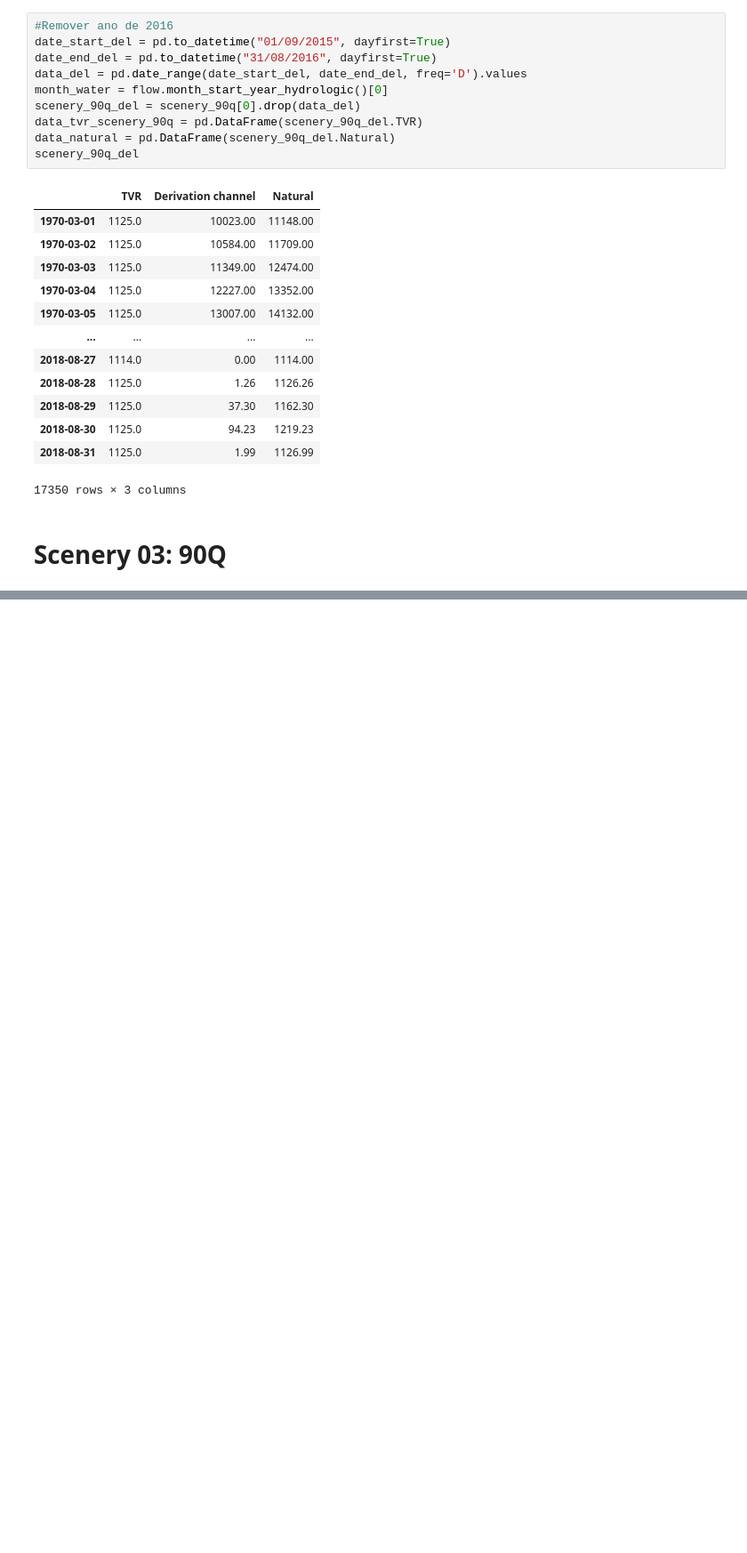
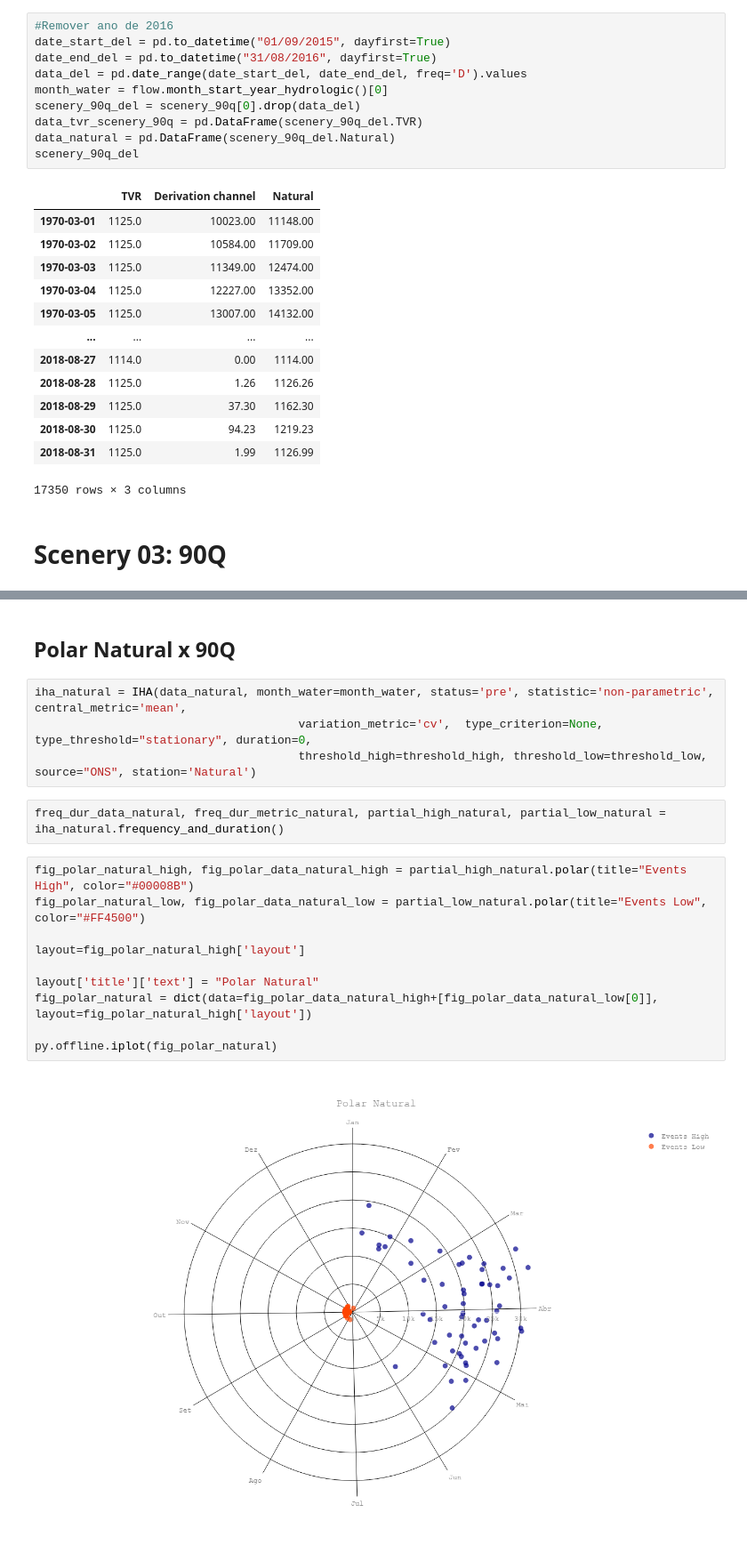
Before and after one commit to clebsonpy/HidroComp, a Jupyter notebook: Artigo-Volta-Grande/Hydrology Alteration - 90Q.ipynb, the cells around one changed output, grey strips where cells are left out. Shown at 89% size. Saved outputs shown, nothing was run; the diff lists cells and outputs as text; blank space fills up the shorter version.

```diff
--- a/Artigo-Volta-Grande/Hydrology Alteration - 90Q.ipynb
+++ b/Artigo-Volta-Grande/Hydrology Alteration - 90Q.ipynb
@@ -53,0 +156,20 @@ scenery_90q_del
+# %% [markdown]
+## Polar Natural x 90Q
+# %%
+iha_natural = IHA(data_natural, month_water=month_water, status='pre', statistic='non-parametric', central_metric='mean',
+                                      variation_metric='cv',  type_criterion=None, type_threshold="stationary", duration=0,
+                                      threshold_high=threshold_high, threshold_low=threshold_low, source="ONS", station='Natural')
+# %%
+freq_dur_data_natural, freq_dur_metric_natural, partial_high_natural, partial_low_natural = iha_natural.frequency_and_duration()
+# %%
+fig_polar_natural_high, fig_polar_data_natural_high = partial_high_natural.polar(title="Events High", color="#00008B")
+fig_polar_natural_low, fig_polar_data_natural_low = partial_low_natural.polar(title="Events Low", color="#FF4500")
+
+layout=fig_polar_natural_high['layout']
+
+layout['title']['text'] = "Polar Natural"
+fig_polar_natural = dict(data=fig_polar_data_natural_high+[fig_polar_data_natural_low[0]], layout=fig_polar_natural_high['layout'])
+
+py.offline.iplot(fig_polar_natural)
+# %% [output]
+[figure, added]
```
Also changed, not shown: parts of 15 cells of this notebook, 4 other files.
